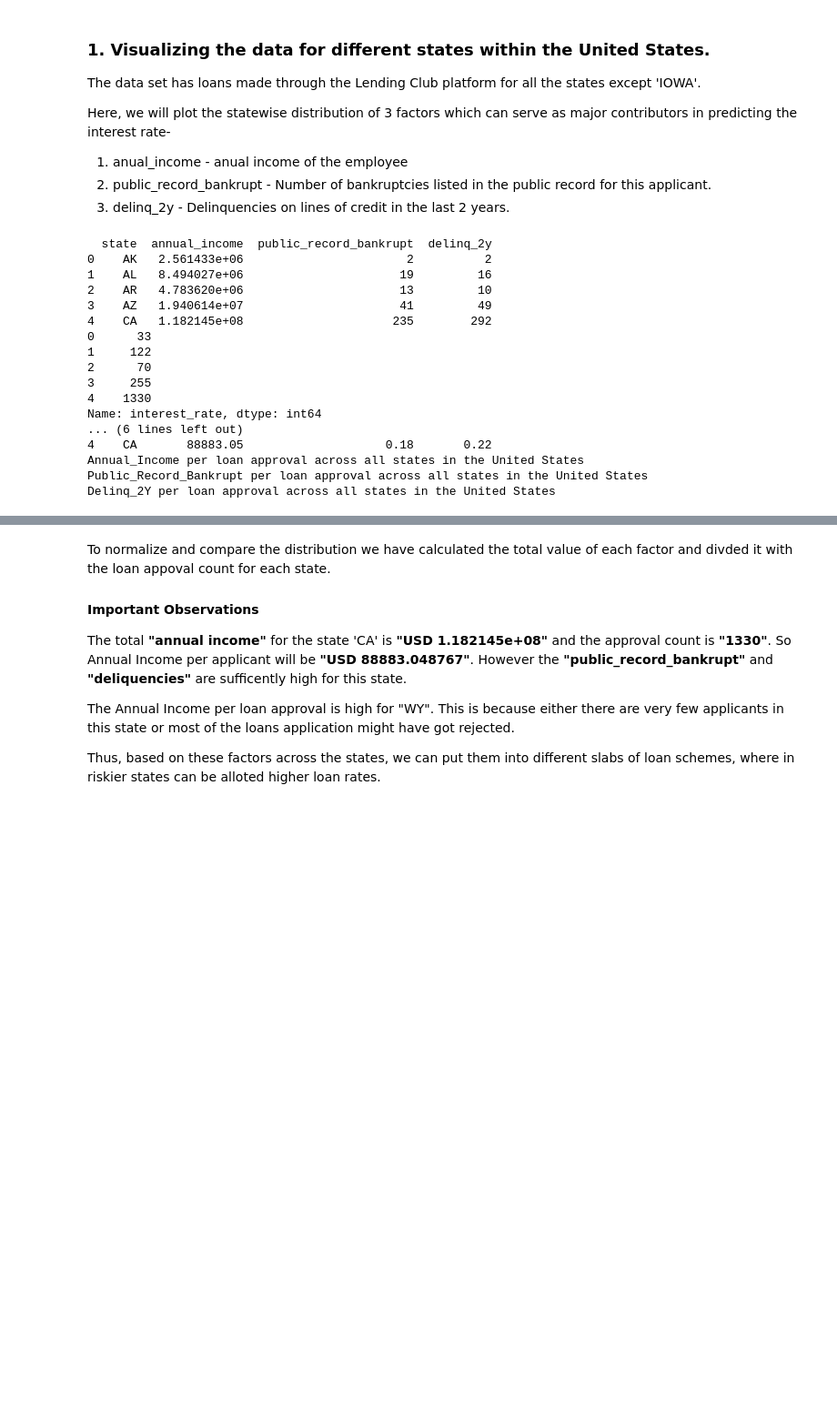
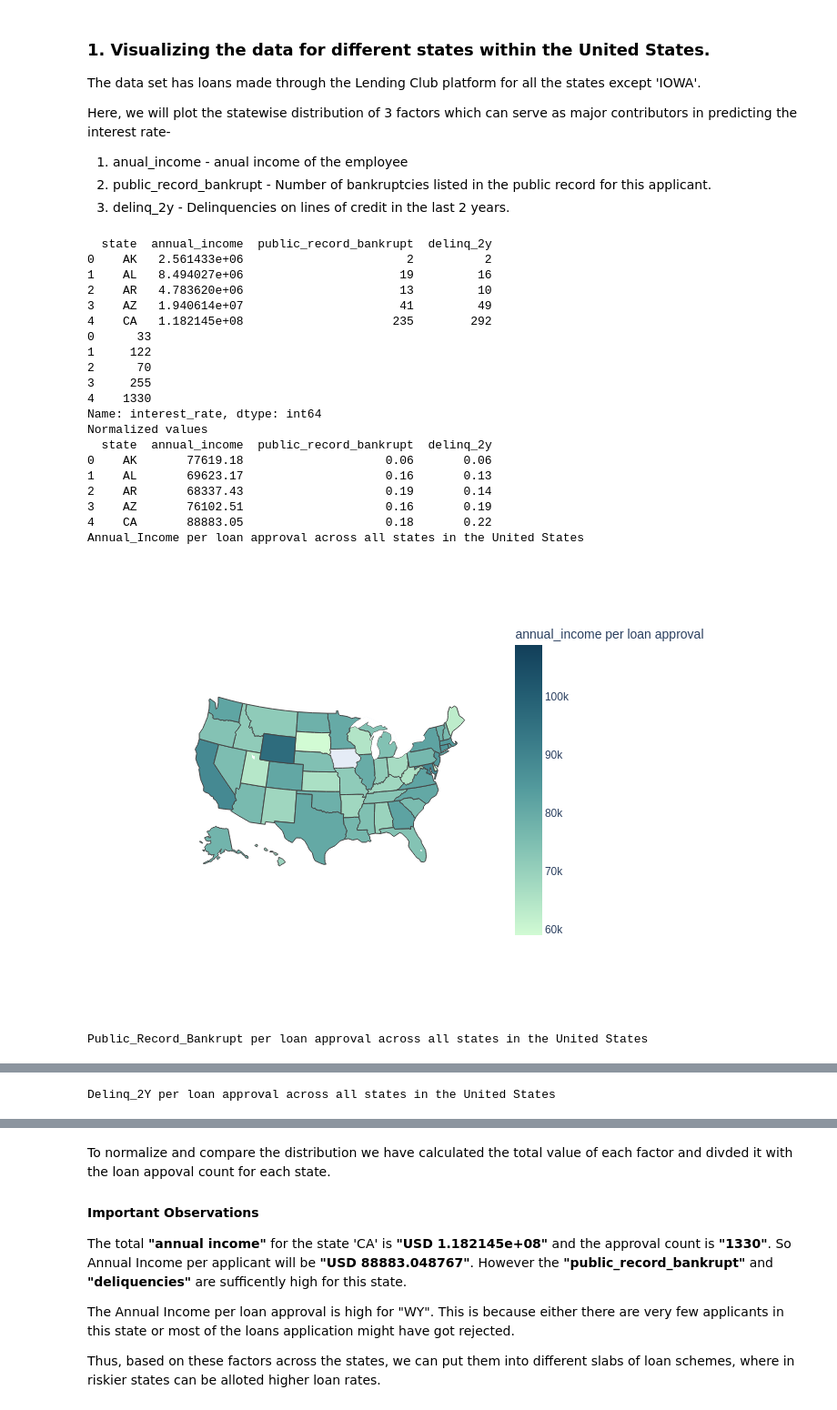
Before and after one commit to saishdesai23/Loan-Interest-Prediction, a Jupyter notebook: case_study_1_analysis.ipynb, the cells around one changed output, grey strips where cells are left out. Shown at 91% size. Cells and saved outputs as stored; diff of their text form; code cells hidden in the pictures; blank space fills up the shorter version.

```diff
--- a/case_study_1_analysis.ipynb
+++ b/case_study_1_analysis.ipynb
@@ -146,35 +155,39 @@ print(loan_region.head(5))
 
 para = ['annual_income','public_record_bankrupt','delinq_2y']
 for ele in para:
   print(ele.title()+ " per loan approval across all states in the United States")
   l = list(loan_region[ele])
   fig = px.choropleth(loan_region, color = list(loan_region[ele]),
                            locations=list(loan_region['state']),
                            locationmode="USA-states",
                            color_continuous_scale="Darkmint",
                            range_color=(min(l), max(l)),
                            hover_name="state",
                            scope="usa",
                            labels={'color': ele.lower() + " per loan approval", 'locations':'states'}
                           )
 
-  plt.show()
-  fig.write_image("image.png")
+  fig.show("png")
 # %% [output]
   state  annual_income  public_record_bankrupt  delinq_2y
 0    AK   2.561433e+06                       2          2
 1    AL   8.494027e+06                      19         16
 2    AR   4.783620e+06                      13         10
 3    AZ   1.940614e+07                      41         49
 4    CA   1.182145e+08                     235        292
 0      33
 1     122
 2      70
 3     255
 4    1330
 Name: interest_rate, dtype: int64
-... (6 lines left out)
+Normalized values
+  state  annual_income  public_record_bankrupt  delinq_2y
+0    AK       77619.18                    0.06       0.06
+1    AL       69623.17                    0.16       0.13
+2    AR       68337.43                    0.19       0.14
+3    AZ       76102.51                    0.16       0.19
 4    CA       88883.05                    0.18       0.22
 Annual_Income per loan approval across all states in the United States
-Public_Record_Bankrupt per loan approval across all states in the United States
-Delinq_2Y per loan approval across all states in the United States
+[figure, added]
+Public_Record_Bankrupt per loan approval across all states in the United States
@@ -180,0 +195 @@ Delinq_2Y per loan approval across all states in the United States
+Delinq_2Y per loan approval across all states in the United States
```
Also changed, not shown: parts of 4 cells of this notebook.
